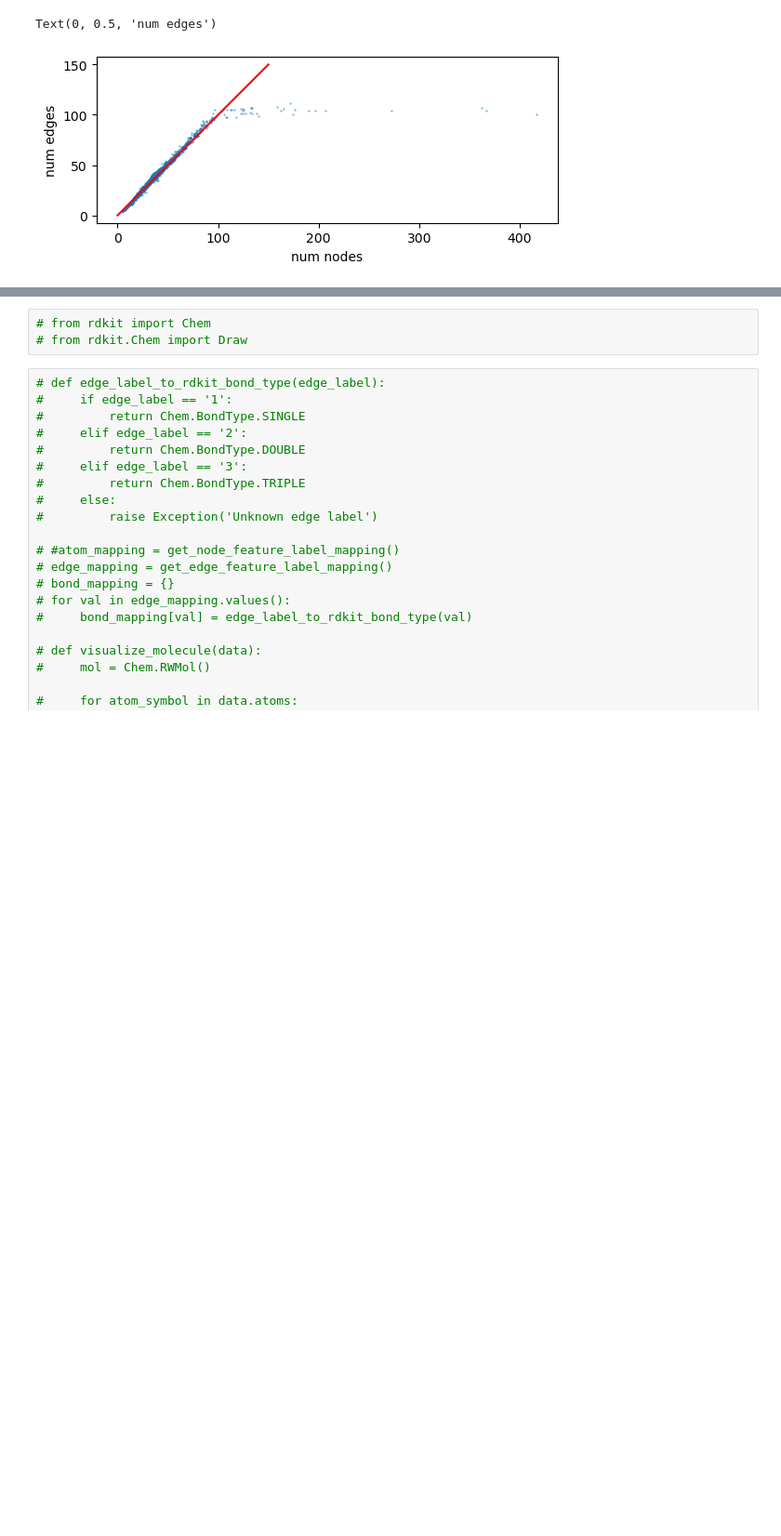
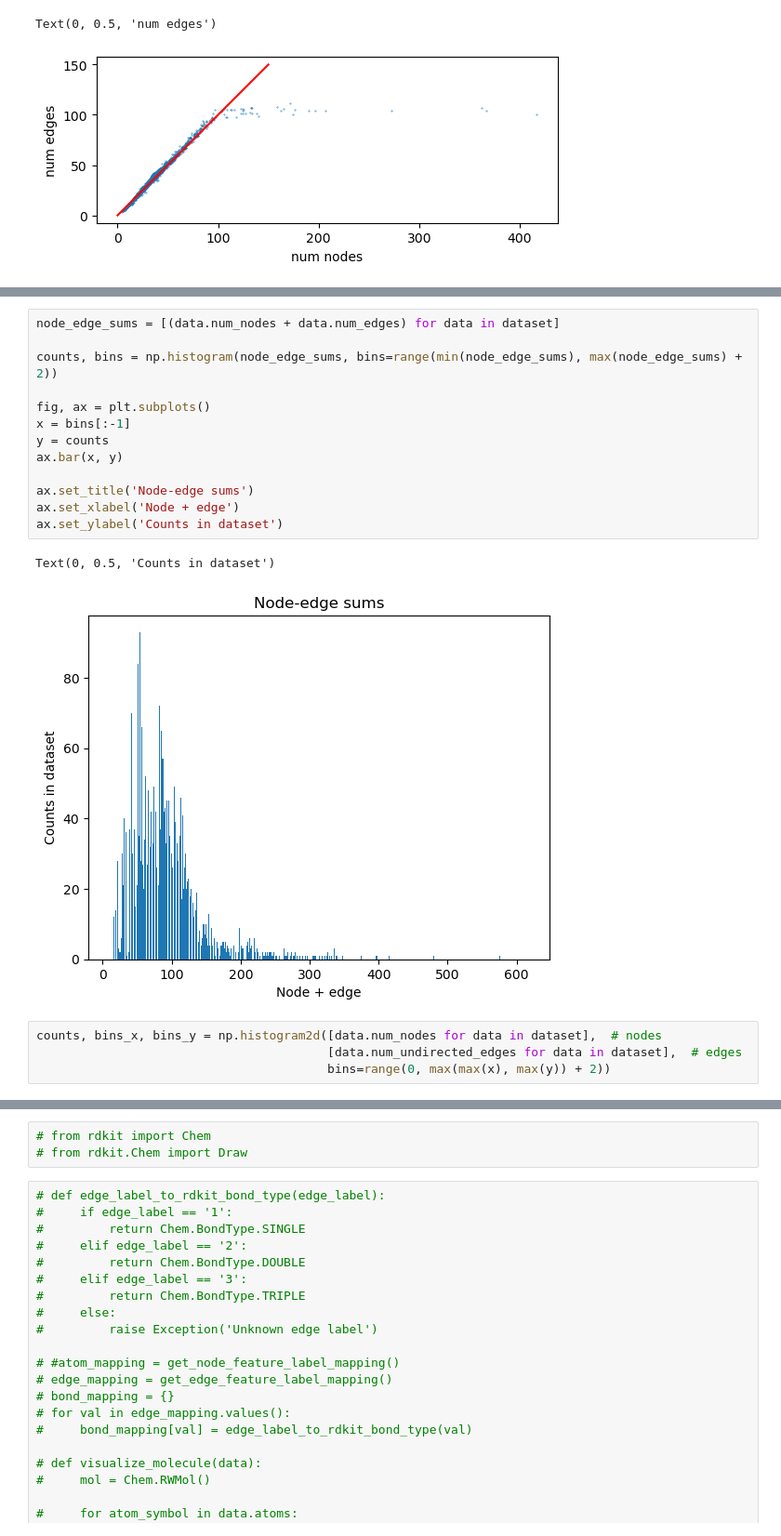
Before and after one commit to vladnotandrei/vip-interpretable-graph-classification, a Jupyter notebook: experiments/query_engineering.ipynb, the cells around one changed output, grey strips where cells are left out. Shown: that part at 93% size. Saved outputs shown, nothing was run; the diff lists cells and outputs as text; blank space fills up the shorter version.

```diff
--- a/experiments/query_engineering.ipynb
+++ b/experiments/query_engineering.ipynb
@@ -560,0 +662,20 @@ Text(0, 0.5, 'num edges')
+# %%
+node_edge_sums = [(data.num_nodes + data.num_edges) for data in dataset]
+
+counts, bins = np.histogram(node_edge_sums, bins=range(min(node_edge_sums), max(node_edge_sums) + 2))
+
+fig, ax = plt.subplots()
+x = bins[:-1]
+y = counts
+ax.bar(x, y)
+
+ax.set_title('Node-edge sums')
+ax.set_xlabel('Node + edge')
+ax.set_ylabel('Counts in dataset')
+# %% [output]
+Text(0, 0.5, 'Counts in dataset')
+[figure, added]
+# %%
+counts, bins_x, bins_y = np.histogram2d([data.num_nodes for data in dataset],  # nodes
+                                        [data.num_undirected_edges for data in dataset],  # edges
+                                        bins=range(0, max(max(x), max(y)) + 2))
```
Also changed, not shown: parts of 41 cells of this notebook, 3 other files.
